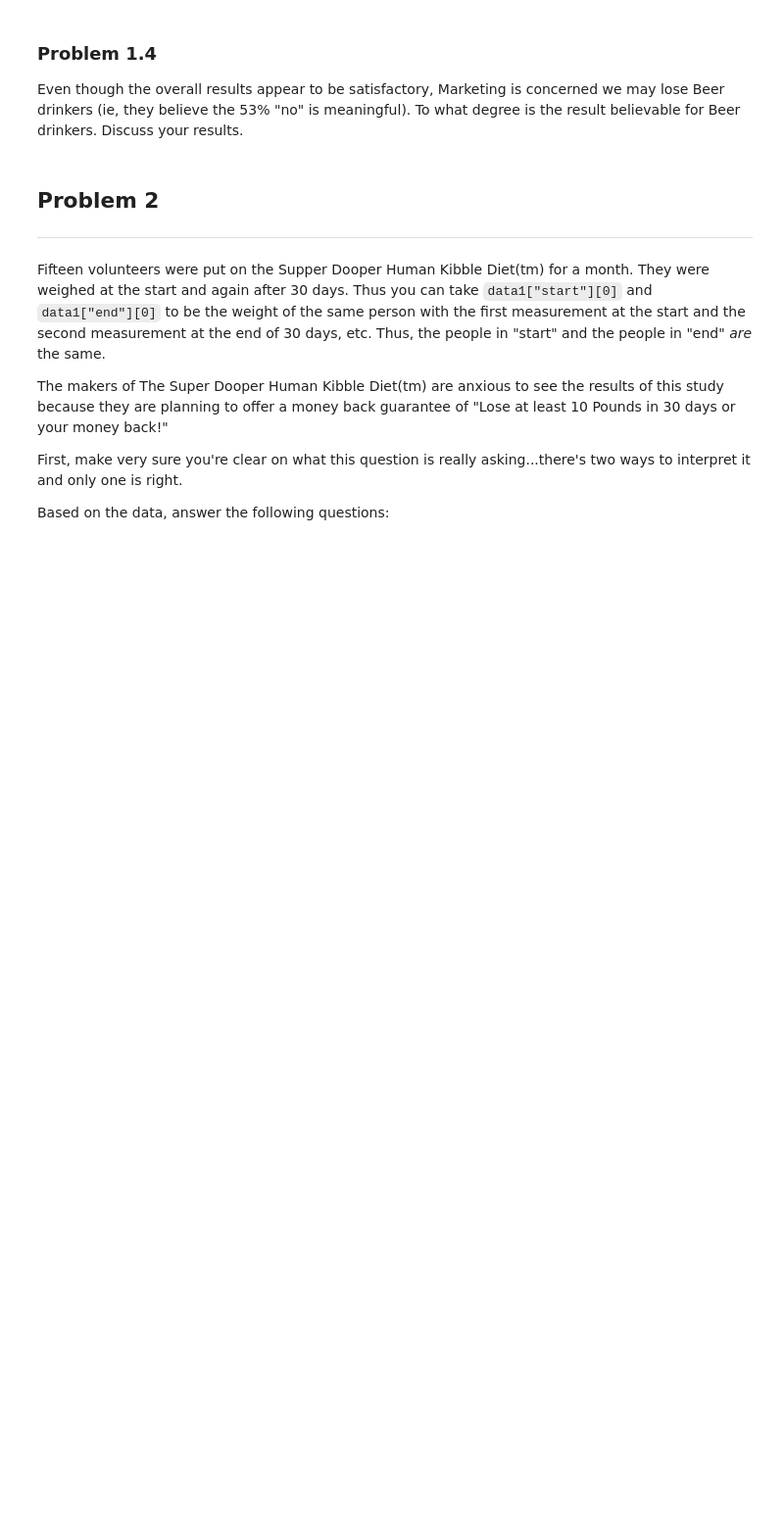
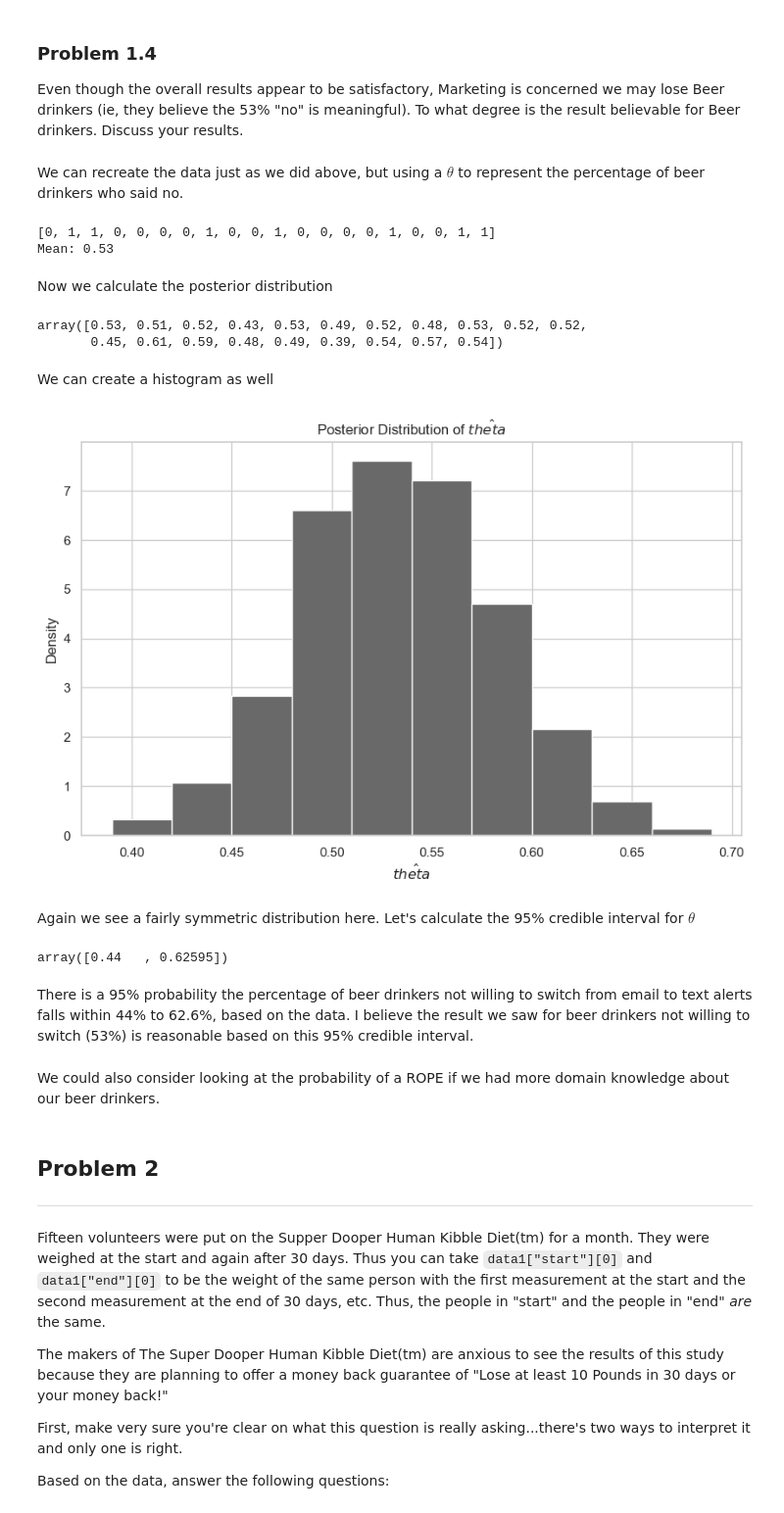
Before and after one commit to ansaridan/jhu-data-engineering-team-5, a Jupyter notebook: Problem_Set_4/Jhirsc21.ipynb, the cells around one changed output. Shown at 98% size. Drawn from its saved outputs; the diff is of its cells as text; code cells hidden in the pictures; blank space fills up the shorter version.

```diff
--- a/Problem_Set_4/Jhirsc21.ipynb
+++ b/Problem_Set_4/Jhirsc21.ipynb
@@ -123,6 +183,53 @@ Because the threshold was set at 60%, any percentage at 60% or greater is "pract
 ### Problem 1.4
 
 Even though the overall results appear to be satisfactory, Marketing is concerned we may lose Beer drinkers (ie, they believe the 53% "no" is meaningful). To what degree is the result believable for Beer drinkers. Discuss your results.
+# %% [markdown]
+We can recreate the data just as we did above, but using a $\theta$ to represent the percentage of beer drinkers who said no.
+# %%
+np.random.seed([147739])
+
+theta_no = 0.53
+data = [1] * 53 + [0] * 47
+np.random.shuffle(data)
+print(data[0:20])
+print(f'Mean: {np.mean(data)}')
+# %% [output]
+[0, 1, 1, 0, 0, 0, 0, 1, 0, 0, 1, 0, 0, 0, 0, 1, 0, 0, 1, 1]
+Mean: 0.53
+# %% [markdown]
+Now we calculate the posterior distribution
+# %%
+posterior = bootstrap_sample(data, np.mean, 1000)
+posterior[0:20]
+# %% [output]
+array([0.53, 0.51, 0.52, 0.43, 0.53, 0.49, 0.52, 0.48, 0.53, 0.52, 0.52,
+       0.45, 0.61, 0.59, 0.48, 0.49, 0.39, 0.54, 0.57, 0.54])
+# %% [markdown]
+We can create a histogram as well
+# %%
+figure = plt.figure(figsize=(10, 6))
+
+axes = figure.add_subplot(1, 1, 1)
+
+axes.hist(posterior, density=True, color="dimgray")
+axes.set_ylabel("Density")
+axes.set_xlabel("$\hat{theta}$")
+axes.set_title("Posterior Distribution of $\hat{theta}$")
+
+plt.show()
+plt.close()
+# %% [output]
+[figure, added]
+# %% [markdown]
+Again we see a fairly symmetric distribution here. Let's calculate the 95% credible interval for $\theta$
+# %%
+stats.mstats.mquantiles(posterior, [0.025, 0.975])
+# %% [output]
+array([0.44   , 0.62595])
+# %% [markdown]
+There is a 95% probability the percentage of beer drinkers not willing to switch from email to text alerts falls within 44% to 62.6%, based on the data. I believe the result we saw for beer drinkers not willing to switch (53%) is reasonable based on this 95% credible interval.
+# %% [markdown]
+We could also consider looking at the probability of a ROPE if we had more domain knowledge about our beer drinkers.
 # %% [markdown]
 <a id="q2"></a>
 ## Problem 2
```
Also changed, not shown: parts of 12 cells of this notebook.
